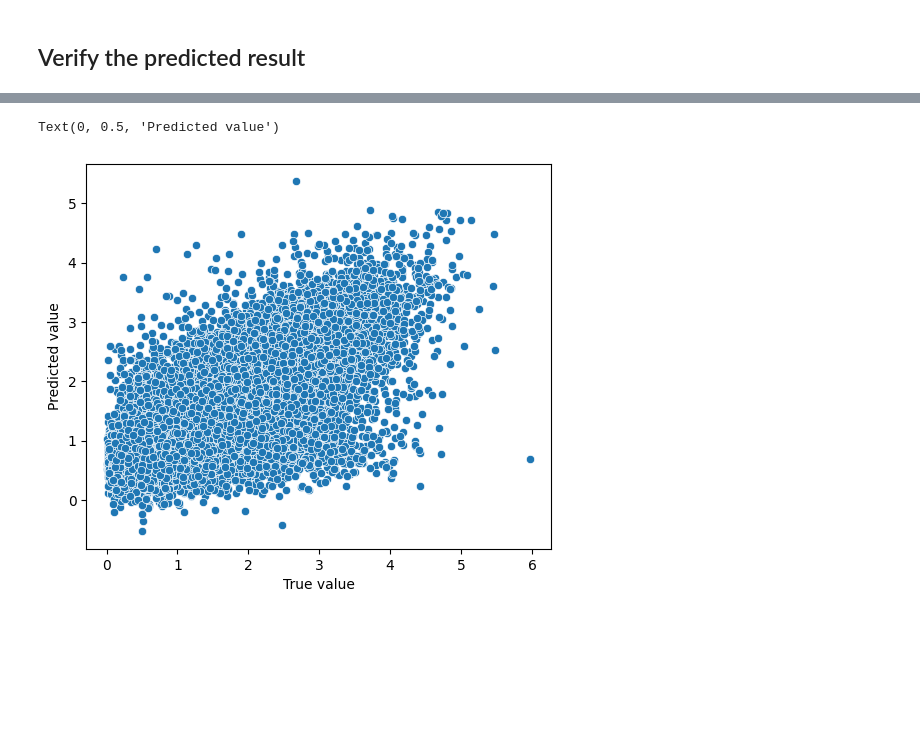
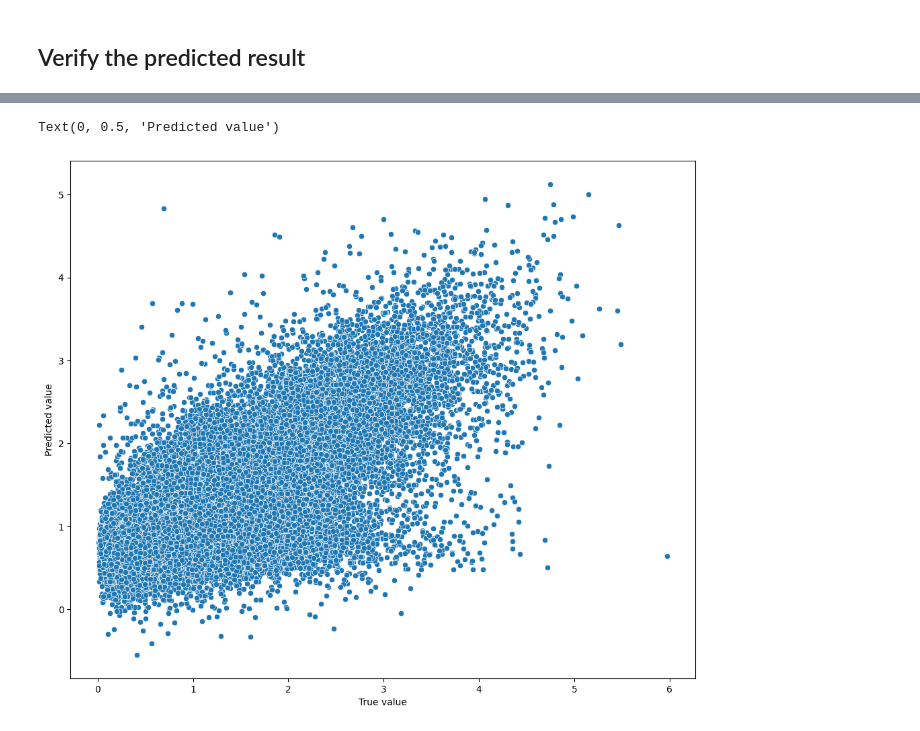
Before and after one commit to xfrx8/Transformer-RNA-master, a Jupyter notebook: Transformer-DNA-周.ipynb, the cells around one changed output, grey strips where cells are left out. Drawn from its saved outputs; the diff is of its cells as text; code cells hidden in the pictures; blank space fills up the shorter version.

```diff
--- a/Transformer-DNA-周.ipynb
+++ b/Transformer-DNA-周.ipynb
@@ -48,9 +48,9 @@ df.head(),df.shape
 # %%
 seq_length=29
 num_layers=1
-d_model=12
-num_heads=6
-dff=32
+d_model=32
+num_heads=8
+dff=24
 # %% [markdown]
 ## Functions to handle the RNA Inputs
 # %%
@@ -591,6 +591,7 @@ def plot_attention_head(sequence, attention, heads):
 # %% [markdown]
 ## Verify the predicted result
 # %%
-result = model.predict(x_test_database.batch(100))
+
+result = model.predict(x_test_database.batch(1024))
 result.shape
 # %% [output]
@@ -600,8 +602,10 @@ result.shape
 # %%
-plt.rcParams["figure.figsize"] = (6,5)
+y_test = y_test.reset_index(drop=True)
+plt.rcParams["figure.figsize"] = (12,10)
 sns.scatterplot(x=y_test, y=result)
+
 plt.xlabel("True value")
 plt.ylabel("Predicted value")
 # %% [output]
 Text(0, 0.5, 'Predicted value')
-[figure, old version]
+[figure, new version]
```
Also changed, not shown: parts of 11 cells of this notebook, 1 other file.
